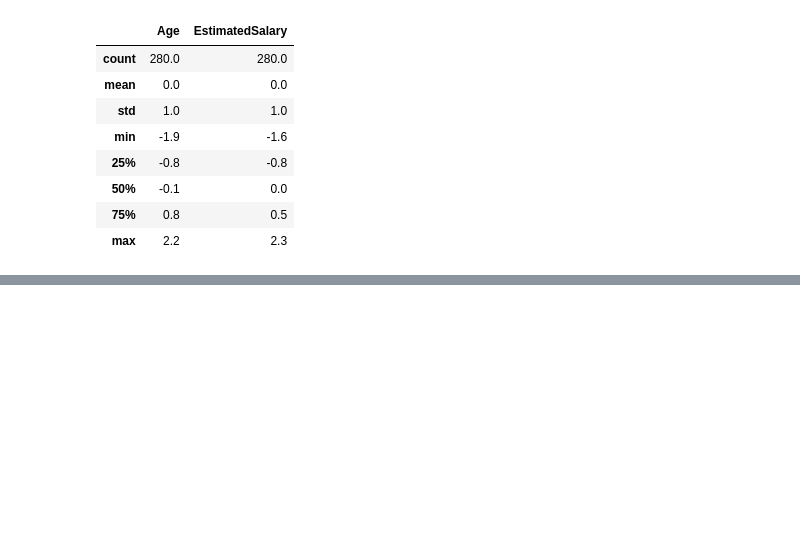
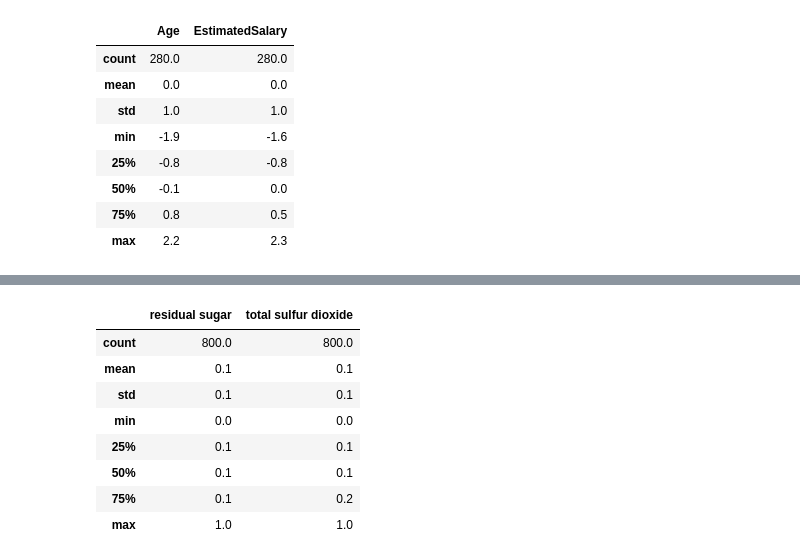
Before and after one commit to sj-workbench/years_of_learnings, a Jupyter notebook: feature_eng.ipynb, the cells around one changed output, grey strips where cells are left out. Saved outputs shown, nothing was run; the diff lists cells and outputs as text; code cells hidden in the pictures; blank space fills up the shorter version.

```diff
--- a/feature_eng.ipynb
+++ b/feature_eng.ipynb
@@ -84,0 +134,12 @@ np.round(x_train_scaled.describe(),1)
+# %%
+np.round(x_train_scaled.describe(),1)
+# %% [output]
+|  | residual sugar | total sulfur dioxide |
+| count | 800.0 | 800.0 |
+| mean | 0.1 | 0.1 |
+| std | 0.1 | 0.1 |
+| min | 0.0 | 0.0 |
+| 25% | 0.1 | 0.1 |
+| 50% | 0.1 | 0.1 |
+| 75% | 0.1 | 0.2 |
+| max | 1.0 | 1.0 |
```
Also changed, not shown: parts of 7 cells of this notebook.
